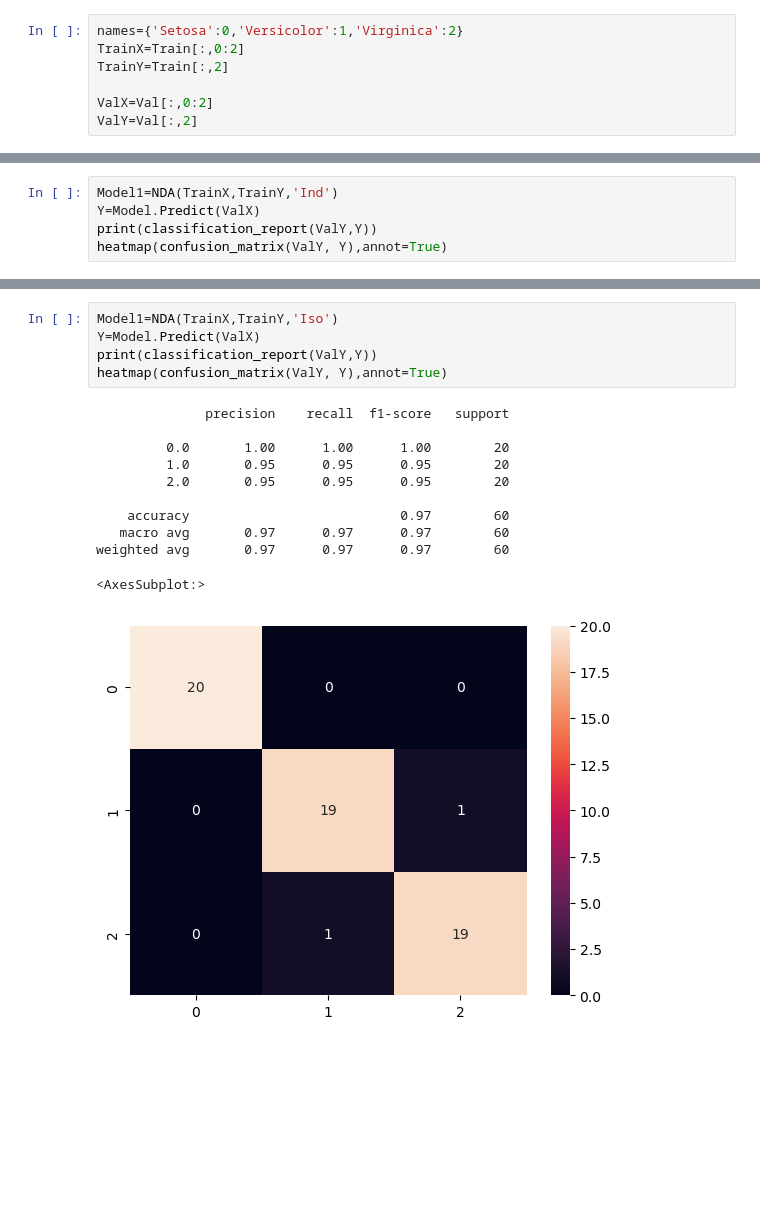
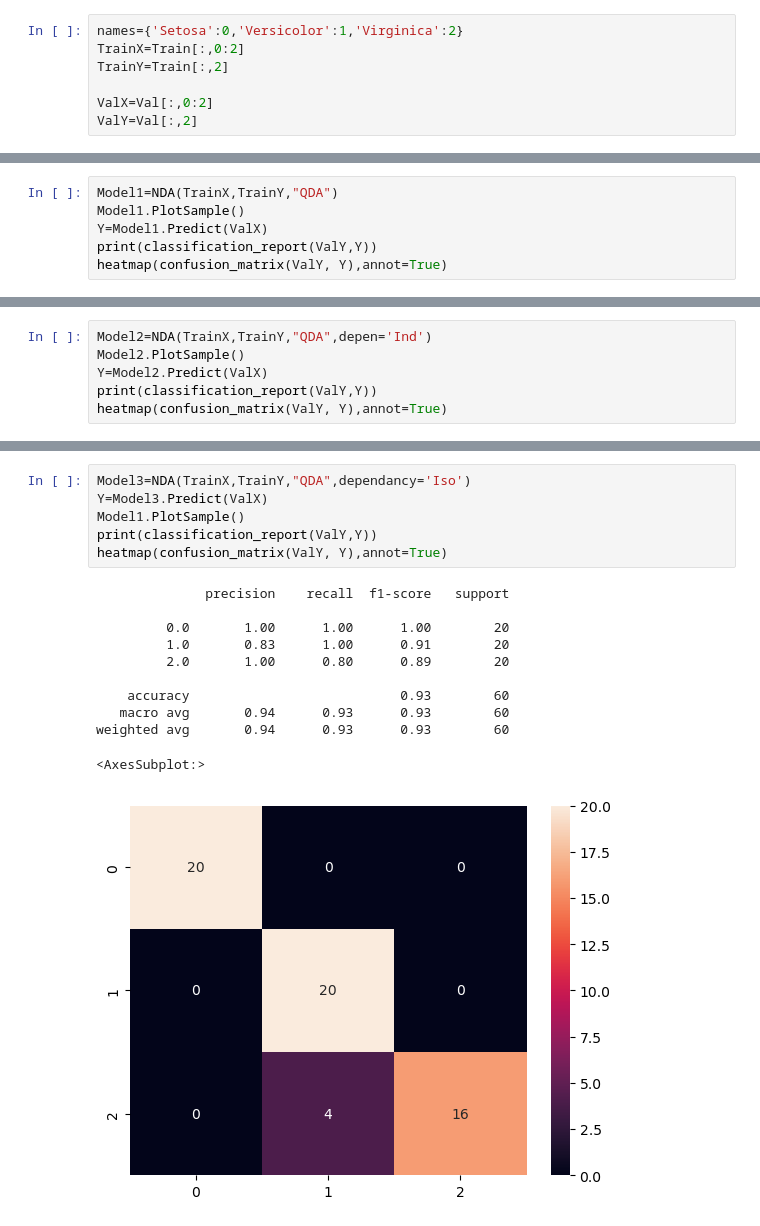
Before and after one commit to KKamp2015/PatternRecognition, a Jupyter notebook: Project.ipynb, the cells around one changed output, grey strips where cells are left out. Cells and saved outputs as stored; diff of their text form; blank space fills up the shorter version.

```diff
--- a/Project.ipynb
+++ b/Project.ipynb
@@ -73,0 +79,6 @@ weighted avg       0.97      0.97      0.97        60
+# %%
+Model1=NDA(TrainX,TrainY,"QDA")
+Model1.PlotSample()
+Y=Model1.Predict(ValX)
+print(classification_report(ValY,Y))
+heatmap(confusion_matrix(ValY, Y),annot=True)
@@ -74,6 +103,7 @@ weighted avg       0.97      0.97      0.97        60
 # %%
-Model1=NDA(TrainX,TrainY,'Ind')
-Y=Model.Predict(ValX)
+Model2=NDA(TrainX,TrainY,"QDA",depen='Ind')
+Model2.PlotSample()
+Y=Model2.Predict(ValX)
 print(classification_report(ValY,Y))
 heatmap(confusion_matrix(ValY, Y),annot=True)
 # %% [output]
@@ -89,19 +119,20 @@ weighted avg       0.97      0.97      0.97        60
 <AxesSubplot:>
 [figure]
 # %%
-Model1=NDA(TrainX,TrainY,'Iso')
-Y=Model.Predict(ValX)
+Model3=NDA(TrainX,TrainY,"QDA",dependancy='Iso')
+Y=Model3.Predict(ValX)
+Model1.PlotSample()
 print(classification_report(ValY,Y))
 heatmap(confusion_matrix(ValY, Y),annot=True)
 # %% [output]
               precision    recall  f1-score   support
 
          0.0       1.00      1.00      1.00        20
-         1.0       0.95      0.95      0.95        20
-         2.0       0.95      0.95      0.95        20
+         1.0       0.83      1.00      0.91        20
+         2.0       1.00      0.80      0.89        20
 
-    accuracy                           0.97        60
-   macro avg       0.97      0.97      0.97        60
-weighted avg       0.97      0.97      0.97        60
+    accuracy                           0.93        60
+   macro avg       0.94      0.93      0.93        60
+weighted avg       0.94      0.93      0.93        60
 <AxesSubplot:>
-[figure, old version]
+[figure, new version]
```
Also changed, not shown: parts of 11 cells of this notebook.
